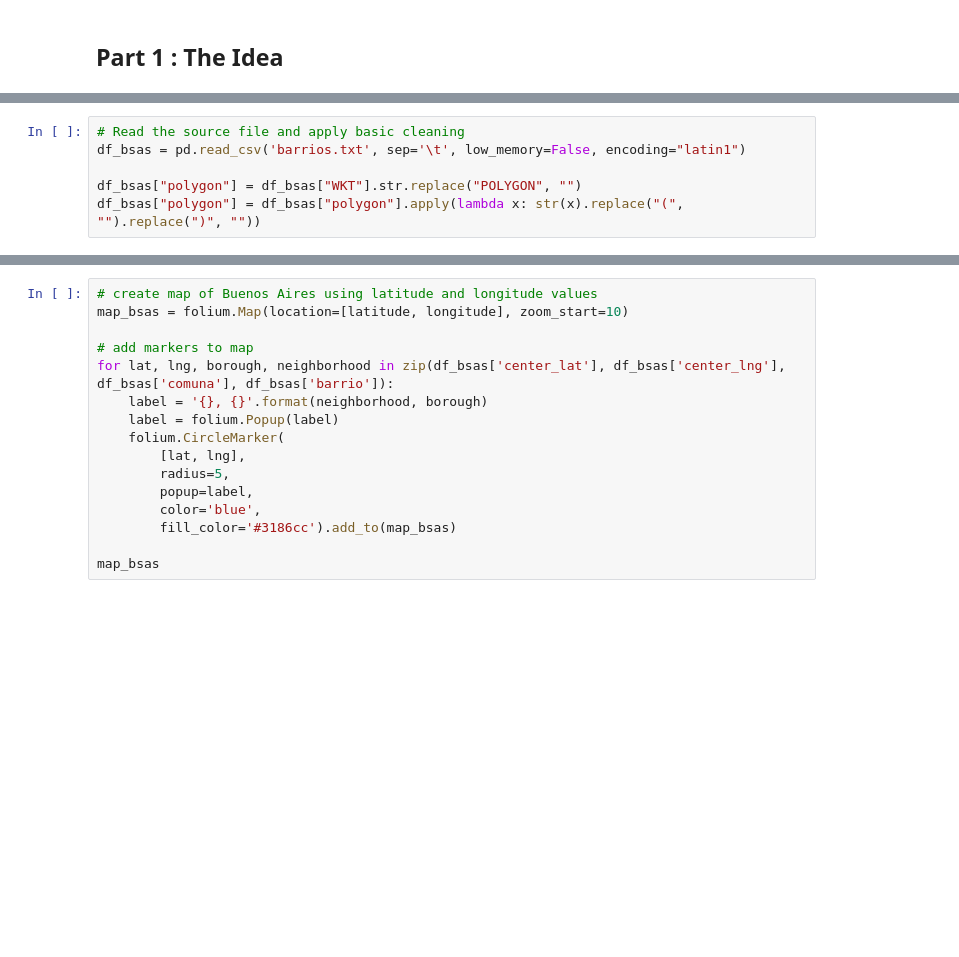
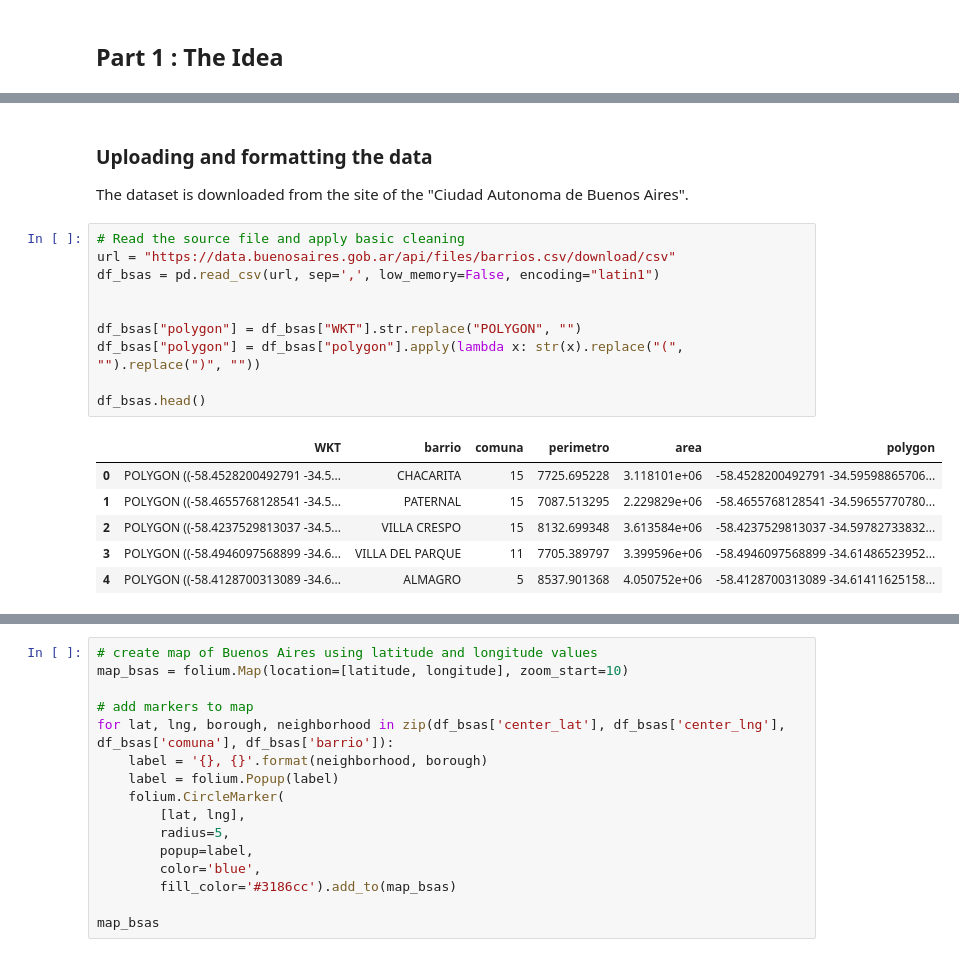
Before and after one commit to Bromus001/PersistentSearch, a Jupyter notebook: Capstone_Project.ipynb, the cells around one changed output, grey strips where cells are left out. Saved outputs shown, nothing was run; the diff lists cells and outputs as text; blank space fills up the shorter version.

```diff
--- a/Capstone_Project.ipynb
+++ b/Capstone_Project.ipynb
@@ -51,9 +73,24 @@ Saving barrios.txt to barrios.txt
+# %% [markdown]
+### Uploading and formatting the data
+
+The dataset is downloaded from the site of the "Ciudad Autonoma de Buenos Aires".
 # %%
 # Read the source file and apply basic cleaning
-df_bsas = pd.read_csv('barrios.txt', sep='\t', low_memory=False, encoding="latin1")
+url = "https://data.buenosaires.gob.ar/api/files/barrios.csv/download/csv"
+df_bsas = pd.read_csv(url, sep=',', low_memory=False, encoding="latin1")
+
 
 df_bsas["polygon"] = df_bsas["WKT"].str.replace("POLYGON", "")
 df_bsas["polygon"] = df_bsas["polygon"].apply(lambda x: str(x).replace("(", "").replace(")", ""))
+
+df_bsas.head()
+# %% [output]
+|  | WKT | barrio | comuna | perimetro | area | polygon |
+| 0 | POLYGON ((-58.4528200492791 -34.5... | CHACARITA | 15 | 7725.695228 | 3.118101e+06 | -58.4528200492791 -34.59598865706... |
+| 1 | POLYGON ((-58.4655768128541 -34.5... | PATERNAL | 15 | 7087.513295 | 2.229829e+06 | -58.4655768128541 -34.59655770780... |
+| 2 | POLYGON ((-58.4237529813037 -34.5... | VILLA CRESPO | 15 | 8132.699348 | 3.613584e+06 | -58.4237529813037 -34.59782733832... |
+| 3 | POLYGON ((-58.4946097568899 -34.6... | VILLA DEL PARQUE | 11 | 7705.389797 | 3.399596e+06 | -58.4946097568899 -34.61486523952... |
+| 4 | POLYGON ((-58.4128700313089 -34.6... | ALMAGRO | 5 | 8537.901368 | 4.050752e+06 | -58.4128700313089 -34.61411625158... |
 # %%
 """
 Parses the polygon field to determine de center. This is a simple formula that does not consider
```
Also changed, not shown: parts of 29 cells of this notebook.
